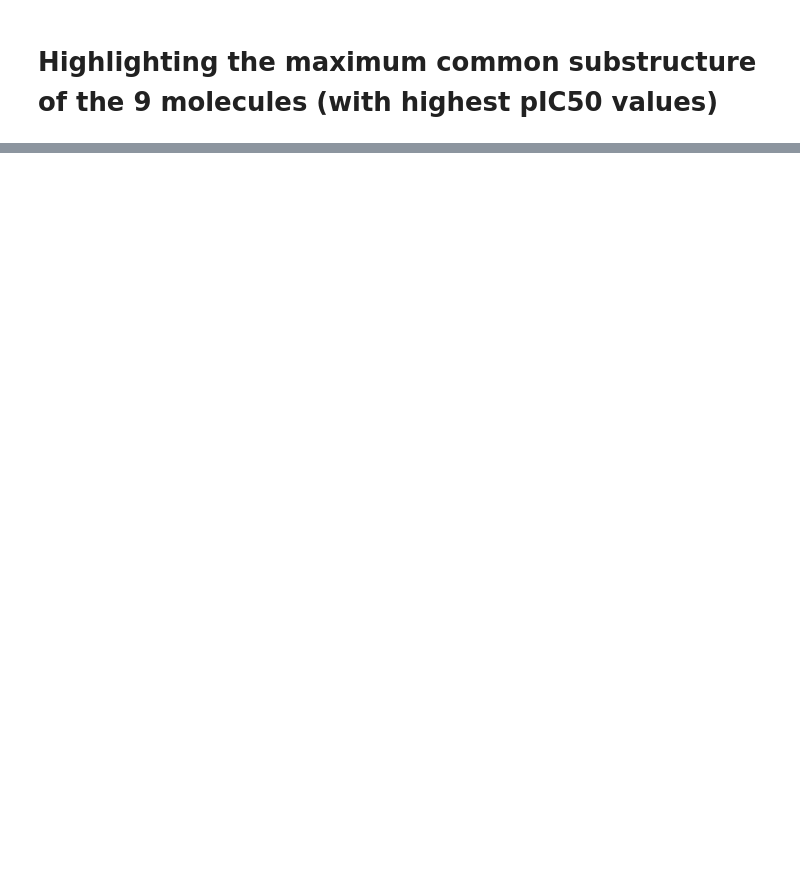
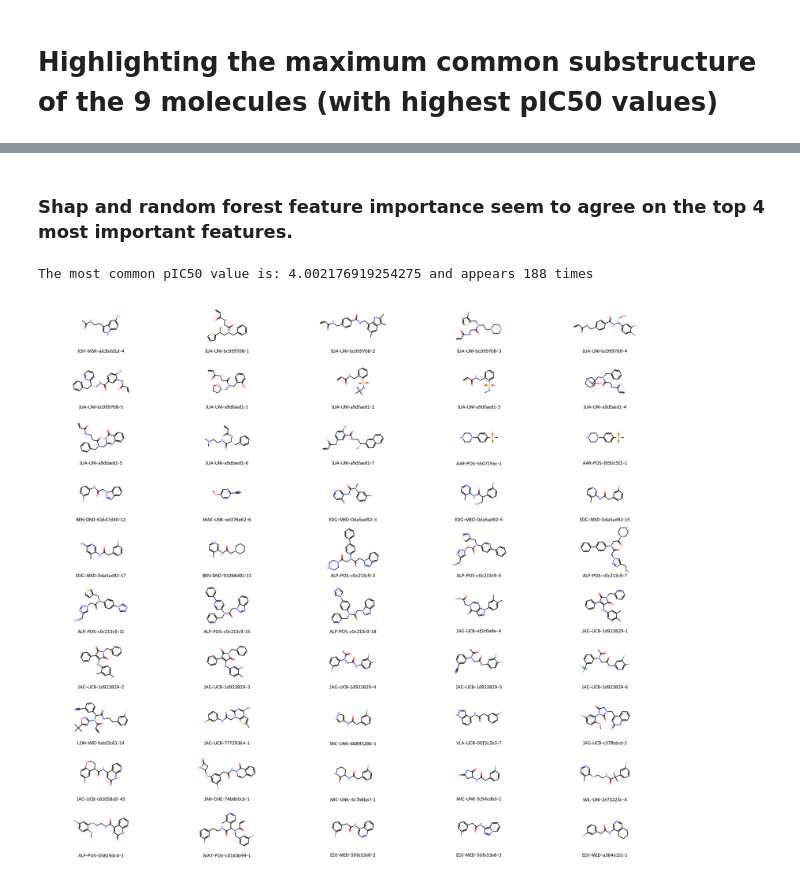
Before and after one commit to ASarriJackson/SummerProject, a Jupyter notebook: Shapely/Shapely_regression.ipynb, the cells around one changed output, grey strips where cells are left out. Drawn from its saved outputs; the diff is of its cells as text; code cells hidden in the pictures; blank space fills up the shorter version.

```diff
--- a/Shapely/Shapely_regression.ipynb
+++ b/Shapely/Shapely_regression.ipynb
@@ -237,0 +292,26 @@ view_structures(mol3Ds, w=300, h=300, columns=3)
+# %% [markdown]
+### Shap and random forest feature importance seem to agree on the top 4 most important features.
+# %%
+# find the most commont pIC50 value
+mc_pIC50 = compounds["f_avg_pIC50"].mode()[0]
+print(f"The most common pIC50 value is: {mc_pIC50} and appears {compounds['f_avg_pIC50'].value_counts().max()} times")
+
+# 2D visualisations of 30 of these molecules
+# Get the SMILES strings of the 30 molecules with the most common pIC50 value
+mc_pIC50_molecules_df = compounds[compounds["f_avg_pIC50"] == mc_pIC50].head(50)
+mc_pIC50_molecules_SMILES = mc_pIC50_molecules_df["SMILES"].to_list()
+mc_pIC50_molecules_CIDs = mc_pIC50_molecules_df["CID"].to_list()
+
+# Generate the molecule objects from the SMILES strings
+mc_pIC50_molecules = [Chem.MolFromSmiles(smiles) for smiles in mc_pIC50_molecules_SMILES]
+
+imgmcpIC50 = Draw.MolsToGridImage(
+    mc_pIC50_molecules ,
+    molsPerRow=5,
+    subImgSize=(450, 200),
+    legends=mc_pIC50_molecules_CIDs,
+)
+display(imgmcpIC50)
+# %% [output]
+The most common pIC50 value is: 4.002176919254275 and appears 188 times
+[figure, added]
```
Also changed, not shown: parts of 20 cells of this notebook, 11 other files.
